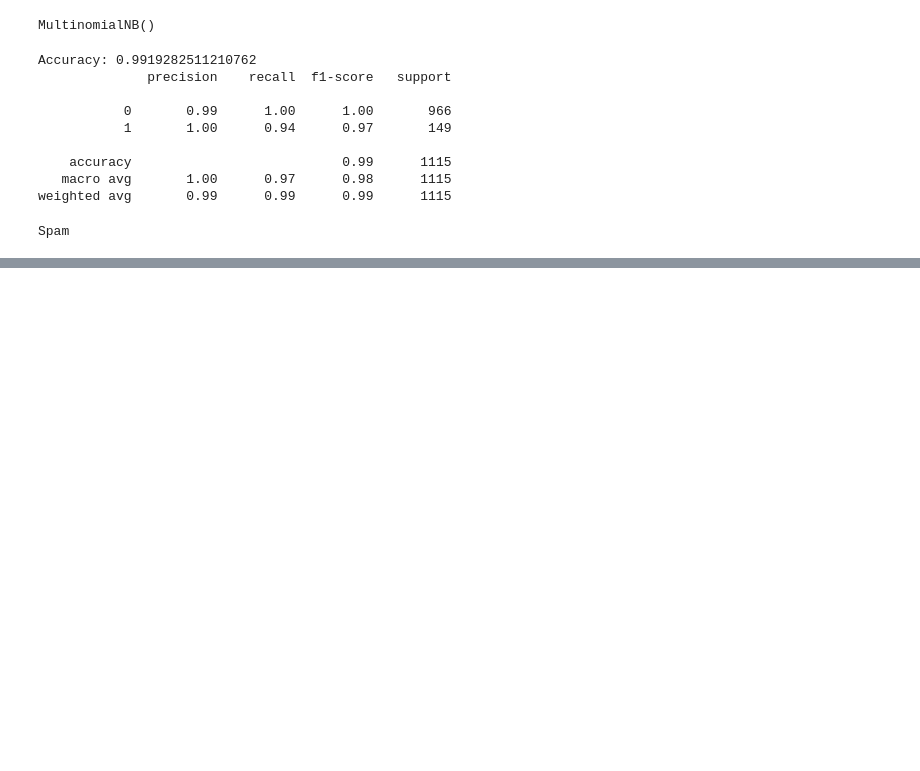
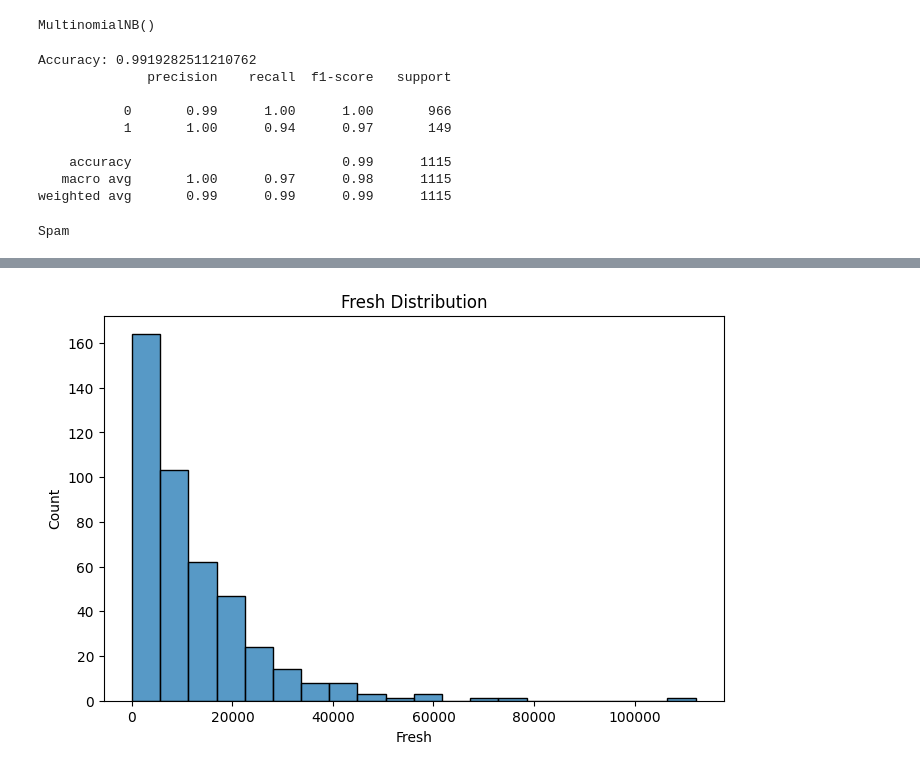
Before and after one commit to otuecherechiamaka-eng/data_model, a Jupyter notebook: model_b.ipynb, the cells around one changed output, grey strips where cells are left out. Saved outputs shown, nothing was run; the diff lists cells and outputs as text; code cells hidden in the pictures; blank space fills up the shorter version.

```diff
--- a/model_b.ipynb
+++ b/model_b.ipynb
@@ -437,0 +530,7 @@ Spam
+# %%
+plt.figure(figsize=(8,5))
+sns.histplot(df['Fresh'], bins=20)
+plt.title("Fresh Distribution")
+plt.show()
+# %% [output]
+[figure, added]
```
Also changed, not shown: parts of 26 cells of this notebook.
